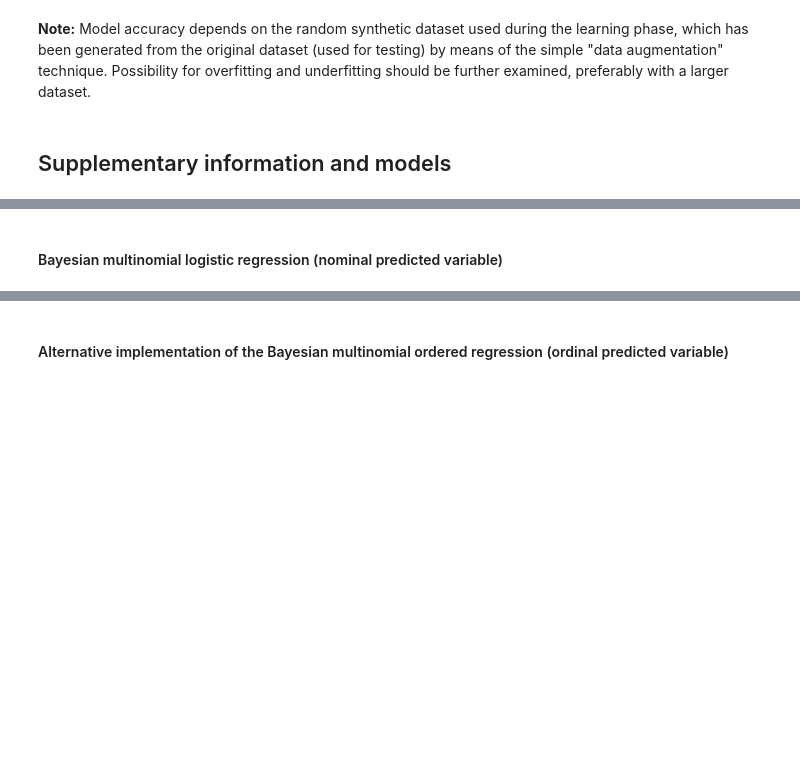
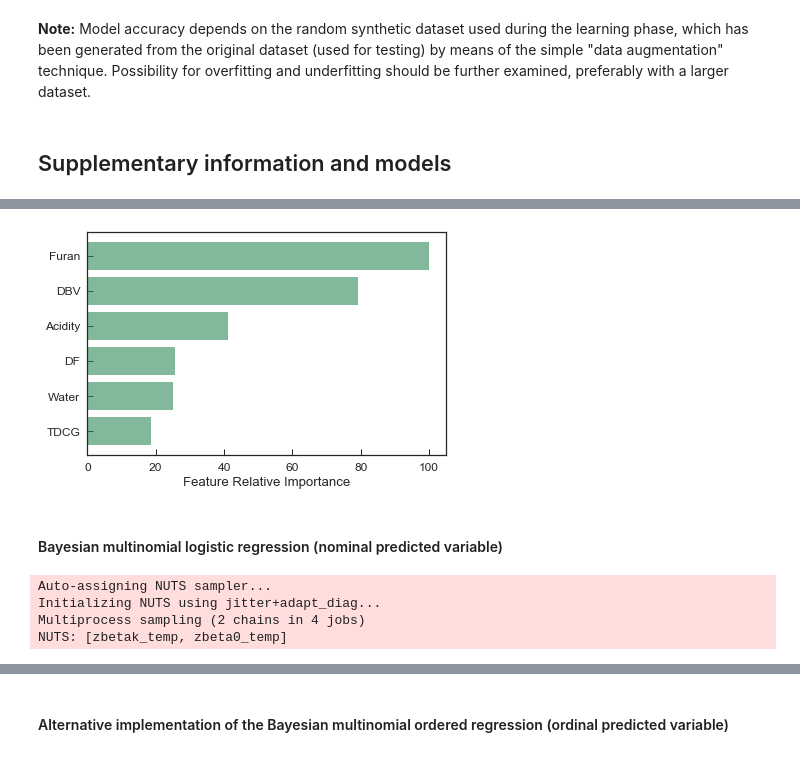
Before and after one commit to sarajcev/bayes_wide_deep, a Jupyter notebook: bayes-wide-deep-multiclass.ipynb, the cells around one changed output, grey strips where cells are left out. Cells and saved outputs as stored; diff of their text form; code cells hidden in the pictures; blank space fills up the shorter version.

Commit message:
Added feature importance analysis.

```diff
--- a/bayes-wide-deep-multiclass.ipynb
+++ b/bayes-wide-deep-multiclass.ipynb
@@ -474,15 +477,18 @@ def construct_wide_and_deep_model(ann_input, ann_output):
         # Bias of the input layer
         b1 = pm.Normal('b1', mu=0., sd=1., shape=n_hidden, testval=init_bias)
         # Weights from input to hidden layer
-        weights_in_1 = pm.Normal('w_in_1', mu=0., sd=1., shape=(X_train.shape[1], n_hidden), testval=init_1)
+        weights_in_1 = pm.Normal('w_1', mu=0., sd=1., shape=(X_train.shape[1], n_hidden),
+                                 testval=init_1)
         # Bias of the hidden layer
         b2 = pm.Normal('b2', mu=0., sd=1., shape=n_hidden, testval=init_bias)
         # Weights from 1st to 2nd layer
-        weights_1_2 = pm.Normal('w_1_2', mu=0., sd=1., shape=(n_hidden, n_hidden), testval=init_2)
+        weights_1_2 = pm.Normal('w_12', mu=0., sd=1., shape=(n_hidden, n_hidden),
+                                testval=init_2)
         # Bias of the output layer
         b3 = pm.Normal('b3', mu=0., sd=1., shape=n_cat, testval=init_bias_out)
         # Weights from hidden layer to output
-        weights_2_out = pm.Normal('w_2_out', mu=0., sd=1., shape=(n_hidden, n_cat), testval=init_out)
+        weights_2_out = pm.Normal('w_2', mu=0., sd=1., shape=(n_hidden, n_cat),
+                                  testval=init_out)
         # Build feed-forward neural network from layers (additional layers can be added)
         z1 = pm.math.dot(ann_input, weights_in_1) + b1
         act_1 = pm.math.tanh(z1)  # or tt.tanh(z1) -> "tanh" activation function
@@ -781,0 +790,14 @@ y_t
+# %%
+# Train & evaluate model performance
+def train_and_evaluate(model, X, y, ns=3):
+    # k-fold cross validation iterator
+    cv = KFold(n_splits=ns, shuffle=True)
+    scores = cross_val_score(model, X, y, cv=cv)
+    print('Score using {:d}-fold CV: {:g} +/- {:g}'.format(ns, np.mean(scores), np.std(scores)))
+# %%
+# Data standardization
+X_stand = preprocessing.scale(x_train2)
+# Gradient Boosting Classifier
+clf_gb = GradientBoostingClassifier()
+train_and_evaluate(clf_gb, X_stand, y_train_log)
+clf_gb.fit(X_stand, y_train_log)
@@ -782,9 +814,25 @@ y_t
+# %%
+# Feature importance
+feature_importance = clf_gb.feature_importances_
+feature_importance = 100.0 * (feature_importance / feature_importance.max())
+sorted_idx = np.argsort(feature_importance)
+pos = np.arange(sorted_idx.shape[0]) + .5
+# Plot relative feature importance
+fig, ax = plt.subplots(figsize=(6,4))
+ax.barh(pos, feature_importance[sorted_idx], align='center', color='seagreen', alpha=0.6)
+plt.yticks(pos, data.columns[sorted_idx])
+ax.set_xlabel('Feature Relative Importance')
+plt.tight_layout()
+plt.show()
+# %% [output]
+[figure, added]
 # %% [markdown]
 #### Bayesian multinomial logistic regression (nominal predicted variable)
 # %%
 with pm.Model() as model:
     # priors for categories 1-4, excluding reference category 0 which is set to zero below
     zbeta0_temp = pm.Normal('zbeta0_temp', mu=0., tau=1./20**2, shape=4)
+    # using all (six) of the predictor variables
     zbetak_temp = pm.Normal('zbetak_temp', mu=0., tau=1./20**2, shape=(6, 4))
     # add prior values zero (intercept, predictors) for reference category 0
     zbeta0 = pm.Deterministic('zbeta0', tt.concatenate([[0], zbeta0_temp]))
@@ -796,8 +844,12 @@ with pm.Model() as model:
     # Likelihood
     y = pm.Categorical('y_hat', p=p, observed=y_train_log)
     # MCMC
-    chain = pm.sample(draws=22000, tune=2000, chains=2, nuts_kwargs={'target_accept':0.95},
-                      discard_tuned_samples=True)
+    chain = pm.sample(draws=22000, tune=4000, chains=2, discard_tuned_samples=True)
+# %% [output]
+Auto-assigning NUTS sampler...
+Initializing NUTS using jitter+adapt_diag...
+Multiprocess sampling (2 chains in 4 jobs)
+NUTS: [zbetak_temp, zbeta0_temp]
 # %%
 burnin = 2000
 thin = 4
```
Also changed, not shown: parts of 12 cells of this notebook.
